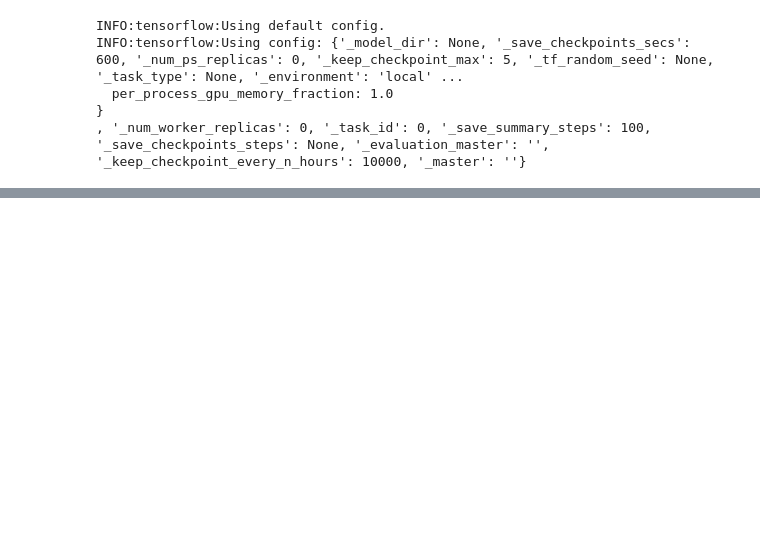
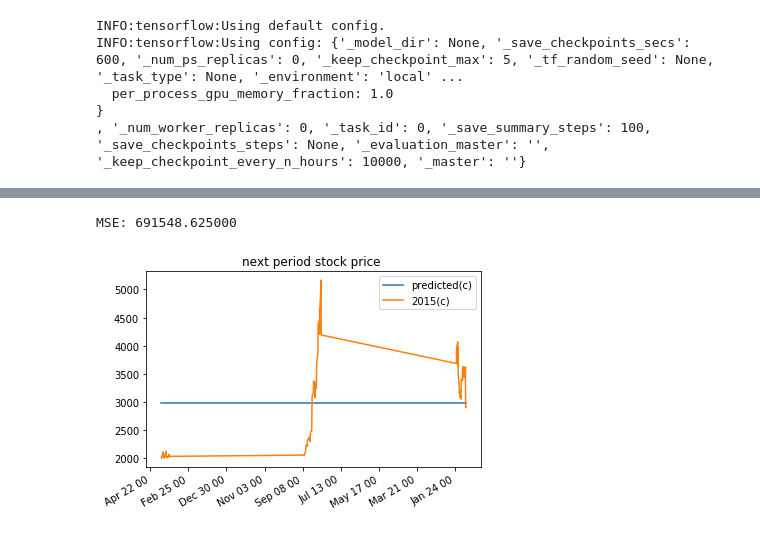
Before and after one commit to wzswan/stockPredictor, a Jupyter notebook: stockprediction.py.ipynb, the cells around one changed output, grey strips where cells are left out. Drawn from its saved outputs; the diff is of its cells as text; code cells hidden in the pictures; blank space fills up the shorter version.

```diff
--- a/stockprediction.py.ipynb
+++ b/stockprediction.py.ipynb
@@ -20,22 +20,27 @@ from sklearn.metrics import mean_squared_error
 from lstm import lstm_model
 from data_processing import generate_data, load_csvdata
 # %%
-LOG_DIR = './ops_logs/lstm_weather'
+LOG_DIR = './ops_logs/lstm_stock'
 TIMESTEPS = 10
 RNN_LAYERS = [{'num_units': 5}]
 DENSE_LAYERS = [10, 10]
-TRAINING_STEPS = 100
-BATCH_SIZE = 10
+TRAINING_STEPS = 100000
+BATCH_SIZE = 100
 PRINT_STEPS = TRAINING_STEPS / 100
 # %%
 def load_stock_frame(filename):
     # load the stock data
-    data_raw = pd.read_csv(filename)
-    data_raw['FAI'] = data_raw['FAI'].astype(float)
+    data_raw = pd.read_csv(filename, dtype={'TIME': str})
+    #data_raw['FAI'] = data_raw['FAI'].astype(float)
     data_raw['STOCK'] = data_raw['STOCK'].astype(float)
-    data_raw['PE'] = data_raw['PE'].astype(float)
-    data_raw['TIME'] = data_raw['TIME'].astype(int)
-    df = pd.DataFrame(data_raw, columns=['TIME', 'FAI', 'STOCK', 'PE'])
+    #data_raw['PE'] = data_raw['PE'].astype(float)
+    times = []
+    for index, row in data_raw.iterrows():
+        _t = datetime.datetime.strptime(row['TIME'],"%y%m%d")
+        times.append(_t)
+
+    data_raw['_time'] = pd.Series(times, index=data_raw.index)
+    df = pd.DataFrame(data_raw, columns=['TIME', 'STOCK'])
     return df.set_index('TIME')
 # %%
 # scale values to resonable values and convert to float
@@ -86,0 +110,31 @@ NameError: global name 'learning_rate' is not defined
+# %%
+rmse = np.sqrt(((predicted - y['test']) ** 2).mean(axis=0))
+
+score = mean_squared_error(predicted, y['test'])
+print ("MSE: %f" % score)
+# %% [output]
+MSE: 691548.625000
+# %%
+all_dates = data_stock.index.get_values()
+
+fig, ax = plt.subplots(1)
+fig.autofmt_xdate()
+
+predicted_values = predicted.flatten()
+predicted_dates = all_dates[len(all_dates)-len(predicted_values):len(all_dates)]
+predicted_series = pd.Series(predicted_values, index=predicted_dates)
+plot_predicted,= ax.plot(predicted_series, label='predicted(c)')
+
+test_values = y['test'].flatten()
+test_dates = all_dates[len(all_dates)- len(test_values):len(all_dates)]
+test_series = pd.Series(test_values, index=test_dates)
+plot_test, = ax.plot(test_series, label='2015(c)')
+
+xfmt = mdates.DateFormatter('%b %d %H')
+ax.xaxis.set_major_formatter(xfmt)
+
+plt.title('next period stock price ')
+plt.legend(handles=[plot_predicted, plot_test])
+plt.show()
+# %% [output]
+[figure, added]
```
Also changed, not shown: parts of 1 cell of this notebook, 32 other files.
